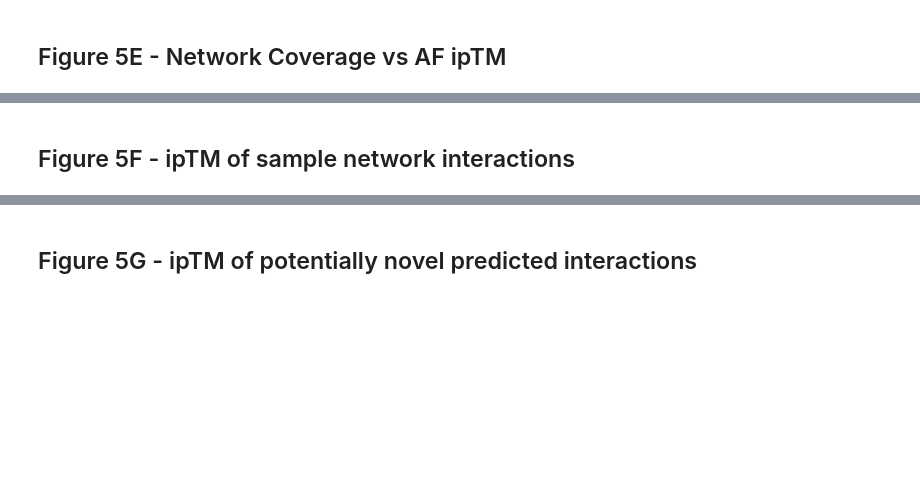
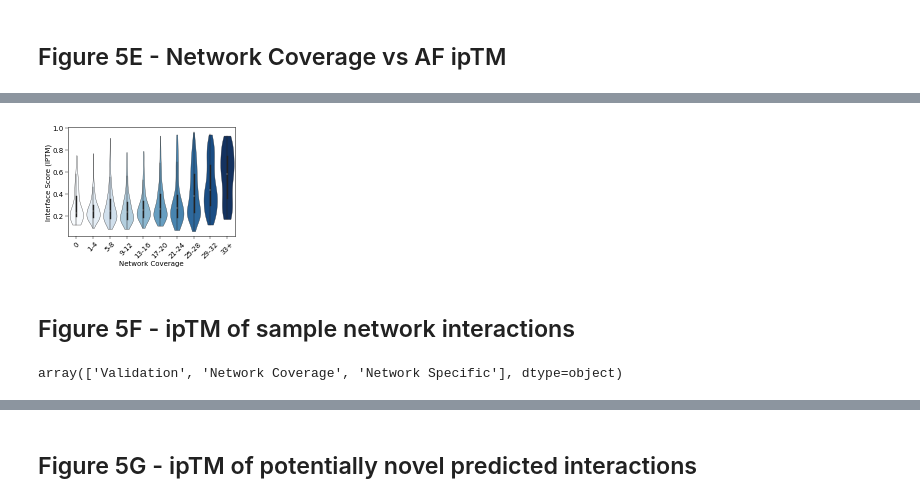
Before and after one commit to sarah-n-wright/Network_Evaluation_Tools, a Jupyter notebook: StateOfTheInteractomes_Notebooks/5_Interaction_Prediction.ipynb, the cells around one changed output, grey strips where cells are left out. Saved outputs shown, nothing was run; the diff lists cells and outputs as text; code cells hidden in the pictures; blank space fills up the shorter version.

```diff
--- a/StateOfTheInteractomes_Notebooks/5_Interaction_Prediction.ipynb
+++ b/StateOfTheInteractomes_Notebooks/5_Interaction_Prediction.ipynb
@@ -254,2 +288,17 @@ _ = plot_coverage_stats(coverage_df[coverage_df.method=='MPS'])
+# %%
+_ = plt.figure(figsize=(3, 2))
+ax = plt.gca()
+sns.violinplot(coverage_df_top, x='Edge_Bin', y='ipTM', ax=ax, cut=0, hue='Edge_Bin', palette='Blues', legend=False)
+_ = plt.xticks([i for i in range(10)], labels=[0, '1-4', '5-8', '9-12', '13-16', '17-20', '21-24', '25-28', '29-32', '33+'], rotation=45)
+plt.ylabel('Interface Score (IPTM)')
+plt.xlabel('Network Coverage')
+
+plt.savefig(figdir + 'Fig5E_ipTM_vs_coverage.jpg', bbox_inches='tight', dpi=300)
+# %% [output]
+[figure, added]
 # %% [markdown]
 ## Figure 5F - ipTM of sample network interactions
+# %%
+af_df['Analysis Set'].unique()
+# %% [output]
+array(['Validation', 'Network Coverage', 'Network Specific'], dtype=object)
```
Also changed, not shown: parts of 38 cells of this notebook, 2 other files.
